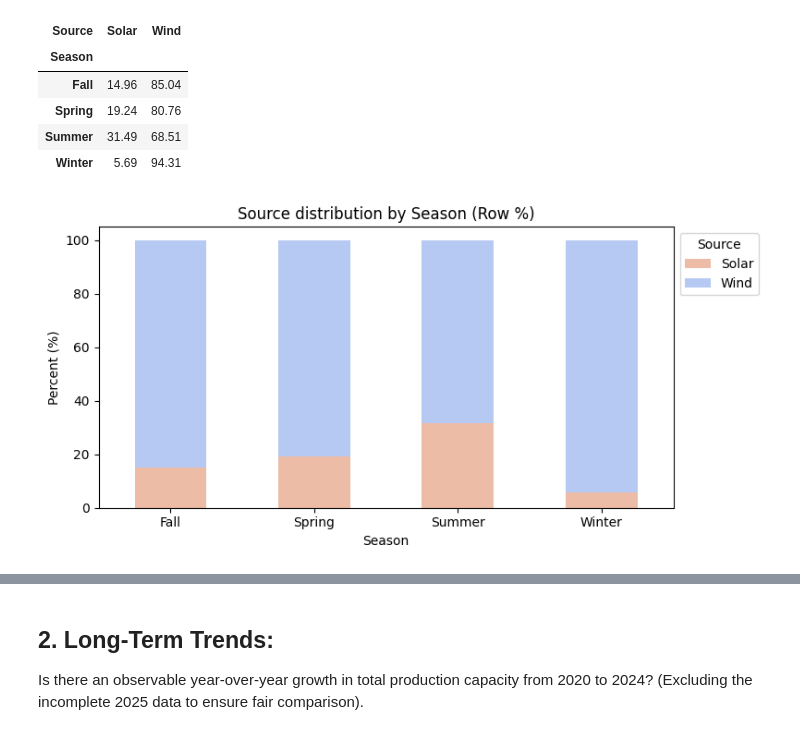
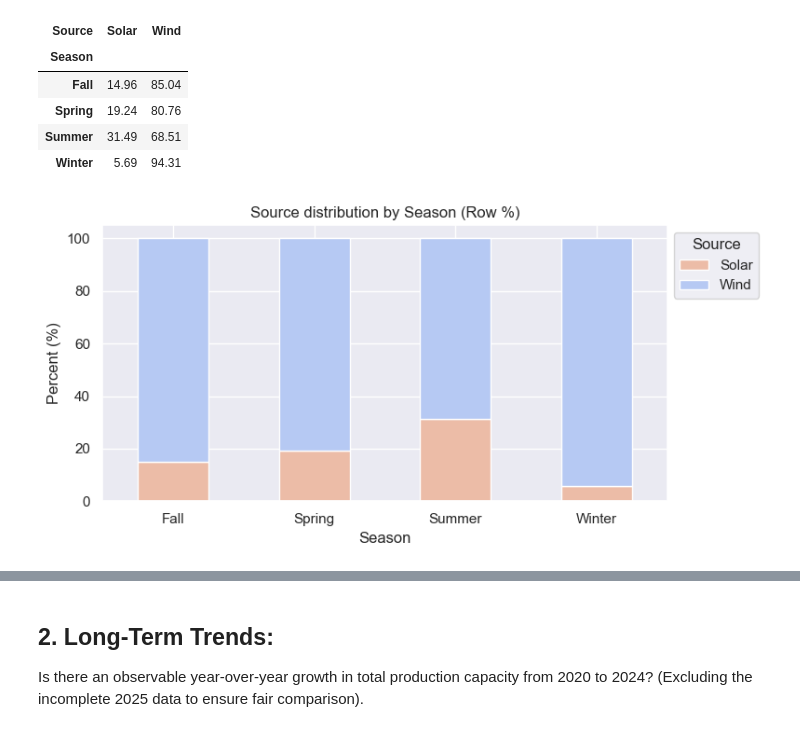
Before and after one commit to coffeedrunkpanda/project-2-eda-sql, a Jupyter notebook: eda-bivariate.ipynb, the cells around one changed output, grey strips where cells are left out. Cells and saved outputs as stored; diff of their text form; code cells hidden in the pictures.

```diff
--- a/eda-bivariate.ipynb
+++ b/eda-bivariate.ipynb
@@ -56,23 +56,24 @@ display(crosstab_source_season_percent)
 | Winter | 5.69 | 94.31 |
 # %%
 import matplotlib.pyplot as plt
-import seaborn.objects as so
+import seaborn as sns
 
-colors = ["#ecbca7", "#b6c9f3"]  # Wind, Solar
+sns.set_theme()
+colors = ["#ecbca7", "#b6c9f3"]  # Solar, Wind
 
 ax = crosstab_source_season_percent.plot(
     kind="bar",
     stacked=True,
     figsize=(8,4),
     color=colors,
 )
 
 plt.title("Source distribution by Season (Row %)")
 plt.xlabel("Season")
 plt.ylabel("Percent (%)")
 plt.legend(title="Source", bbox_to_anchor=(1.0, 1), loc="upper left")
 plt.xticks(rotation=0, ha='center')
 plt.tight_layout()
 plt.show()
 # %% [output]
-[figure, old version]
+[figure, new version]
```
Also changed, not shown: parts of 25 cells of this notebook.
